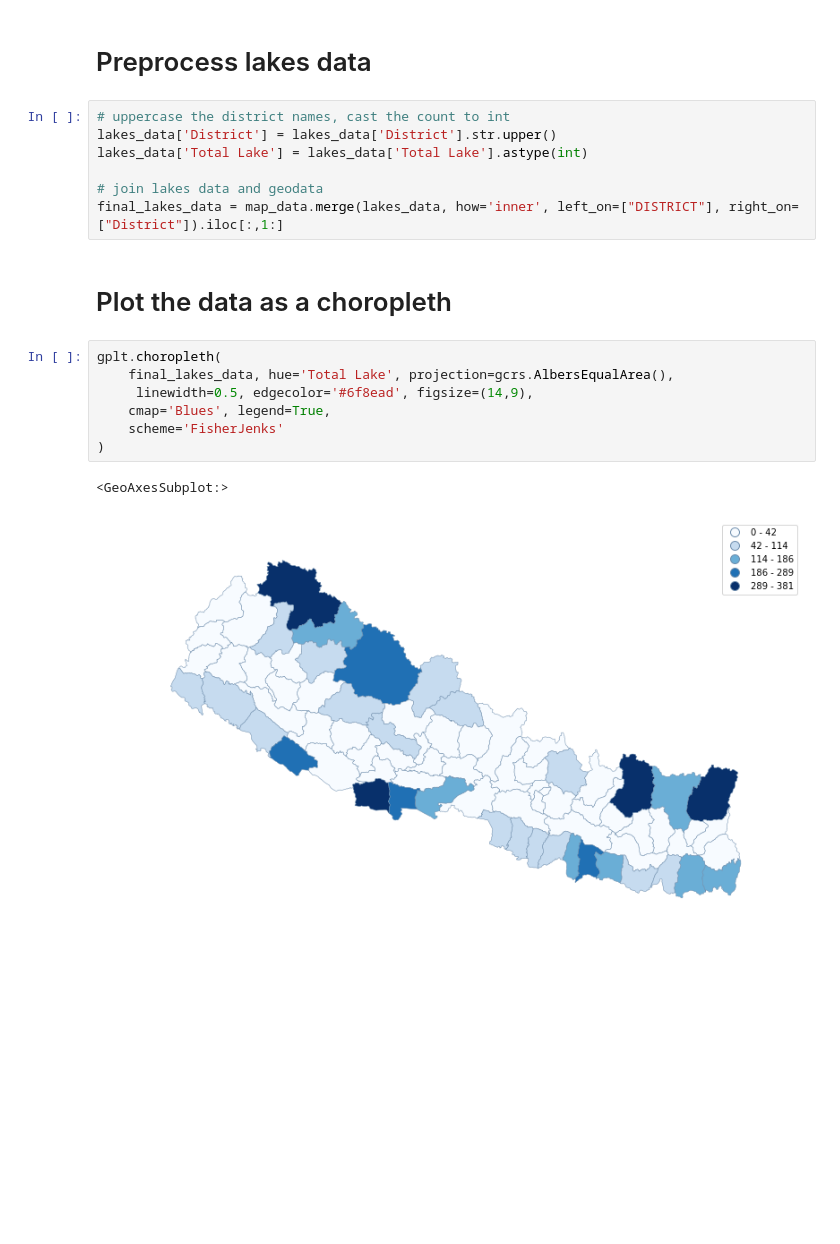
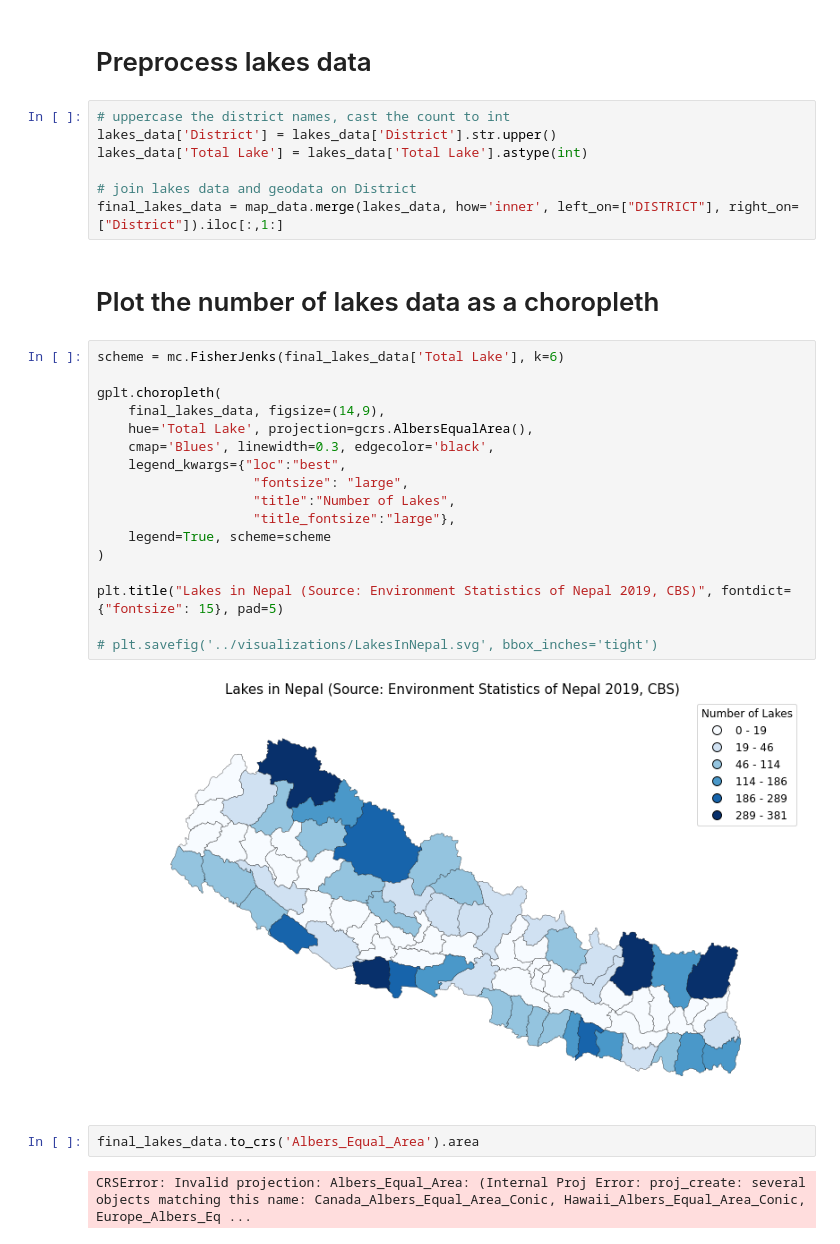
Before and after one commit to pratikluitel/AdventuresInGeoData, a Jupyter notebook: notebooks/LakesNepal.ipynb, the cells around one changed output. Drawn from its saved outputs; the diff is of its cells as text; blank space fills up the shorter version.

Commit message:
deleted unneeded scripts, Total lakes visualization complete

```diff
--- a/notebooks/LakesNepal.ipynb
+++ b/notebooks/LakesNepal.ipynb
@@ -20,17 +26,30 @@ lakes_data = gpd.read_file('/home/pratik/Projects/EQ map/data/OpenDataNepal/Nepa
 lakes_data['District'] = lakes_data['District'].str.upper()
 lakes_data['Total Lake'] = lakes_data['Total Lake'].astype(int)
 
-# join lakes data and geodata
+# join lakes data and geodata on District
 final_lakes_data = map_data.merge(lakes_data, how='inner', left_on=["DISTRICT"], right_on=["District"]).iloc[:,1:]
 # %% [markdown]
-# Plot the data as a choropleth
+# Plot the number of lakes data as a choropleth
-# %%
-gplt.choropleth(
-    final_lakes_data, hue='Total Lake', projection=gcrs.AlbersEqualArea(),
-     linewidth=0.5, edgecolor='#6f8ead', figsize=(14,9),
-    cmap='Blues', legend=True,
-    scheme='FisherJenks'
-)
-# %% [output]
-<GeoAxesSubplot:>
-[figure, removed]
+# %%
+scheme = mc.FisherJenks(final_lakes_data['Total Lake'], k=6)
+
+gplt.choropleth(
+    final_lakes_data, figsize=(14,9),
+    hue='Total Lake', projection=gcrs.AlbersEqualArea(),
+    cmap='Blues', linewidth=0.3, edgecolor='black',
+    legend_kwargs={"loc":"best",
+                    "fontsize": "large",
+                    "title":"Number of Lakes",
+                    "title_fontsize":"large"},
+    legend=True, scheme=scheme
+)
+
+plt.title("Lakes in Nepal (Source: Environment Statistics of Nepal 2019, CBS)", fontdict={"fontsize": 15}, pad=5)
+
+# plt.savefig('../visualizations/LakesInNepal.svg', bbox_inches='tight')
+# %% [output]
+[figure, added]
+# %%
+final_lakes_data.to_crs('Albers_Equal_Area').area
+# %% [output]
+CRSError: Invalid projection: Albers_Equal_Area: (Internal Proj Error: proj_create: several objects matching this name: Canada_Albers_Equal_Area_Conic, Hawaii_Albers_Equal_Area_Conic, Europe_Albers_Eq ...
```
Also changed, not shown: parts of 2 cells of this notebook, 3 other files.
